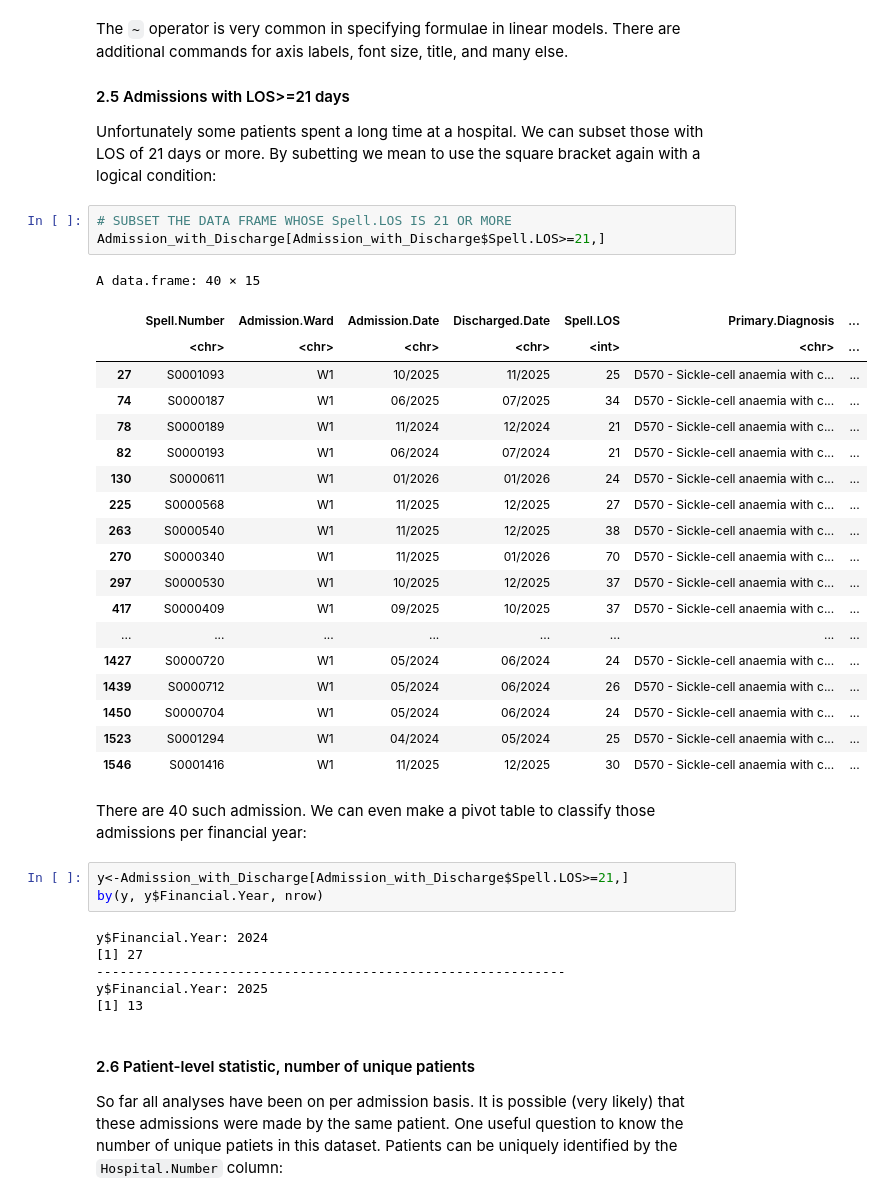
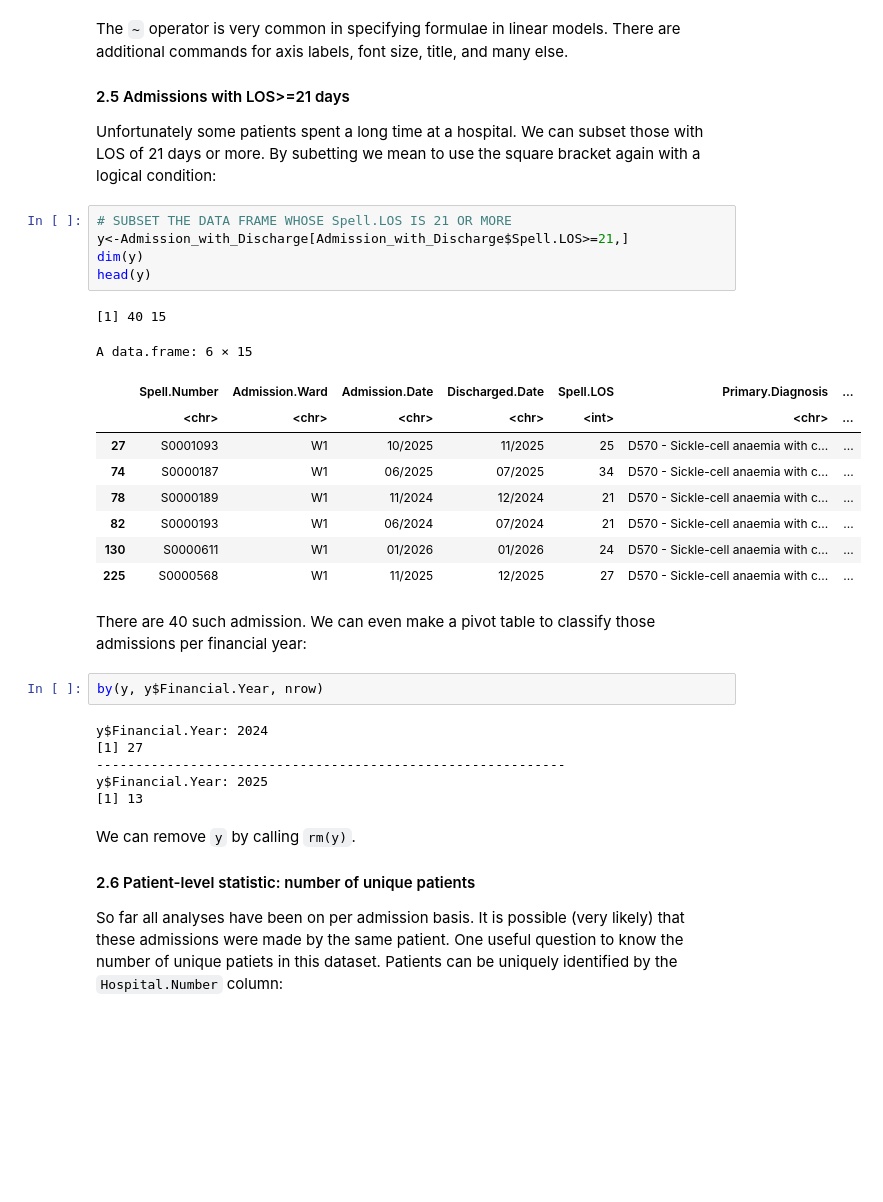
Before and after one commit to tinyuhui/training, a Jupyter notebook: worked_example.ipynb, the cells around one changed output. Saved outputs shown, nothing was run; the diff lists cells and outputs as text; blank space fills up the shorter version.

```diff
--- a/worked_example.ipynb
+++ b/worked_example.ipynb
@@ -279,31 +279,23 @@ The <code>~</code> operator is very common in specifying formulae in linear mode
 Unfortunately some patients spent a long time at a hospital. We can subset those with LOS of 21 days or more. By subetting we mean to use the square bracket again with a logical condition:
 # %%
 # SUBSET THE DATA FRAME WHOSE Spell.LOS IS 21 OR MORE
-Admission_with_Discharge[Admission_with_Discharge$Spell.LOS>=21,]
+y<-Admission_with_Discharge[Admission_with_Discharge$Spell.LOS>=21,]
+dim(y)
+head(y)
 # %% [output]
-A data.frame: 40 × 15
+[1] 40 15
+A data.frame: 6 × 15
 |  | Spell.Number | Admission.Ward | Admission.Date | Discharged.Date | Spell.LOS | Primary.Diagnosis | ... |
 |  | <chr> | <chr> | <chr> | <chr> | <int> | <chr> | ... |
 | 27 | S0001093 | W1 | 10/2025 | 11/2025 | 25 | D570 - Sickle-cell anaemia with c... | ... |
 | 74 | S0000187 | W1 | 06/2025 | 07/2025 | 34 | D570 - Sickle-cell anaemia with c... | ... |
 | 78 | S0000189 | W1 | 11/2024 | 12/2024 | 21 | D570 - Sickle-cell anaemia with c... | ... |
 | 82 | S0000193 | W1 | 06/2024 | 07/2024 | 21 | D570 - Sickle-cell anaemia with c... | ... |
 | 130 | S0000611 | W1 | 01/2026 | 01/2026 | 24 | D570 - Sickle-cell anaemia with c... | ... |
 | 225 | S0000568 | W1 | 11/2025 | 12/2025 | 27 | D570 - Sickle-cell anaemia with c... | ... |
-| 263 | S0000540 | W1 | 11/2025 | 12/2025 | 38 | D570 - Sickle-cell anaemia with c... | ... |
-| 270 | S0000340 | W1 | 11/2025 | 01/2026 | 70 | D570 - Sickle-cell anaemia with c... | ... |
-| 297 | S0000530 | W1 | 10/2025 | 12/2025 | 37 | D570 - Sickle-cell anaemia with c... | ... |
-| 417 | S0000409 | W1 | 09/2025 | 10/2025 | 37 | D570 - Sickle-cell anaemia with c... | ... |
-| ... | ... | ... | ... | ... | ... | ... | ... |
-| 1427 | S0000720 | W1 | 05/2024 | 06/2024 | 24 | D570 - Sickle-cell anaemia with c... | ... |
-| 1439 | S0000712 | W1 | 05/2024 | 06/2024 | 26 | D570 - Sickle-cell anaemia with c... | ... |
-| 1450 | S0000704 | W1 | 05/2024 | 06/2024 | 24 | D570 - Sickle-cell anaemia with c... | ... |
-| 1523 | S0001294 | W1 | 04/2024 | 05/2024 | 25 | D570 - Sickle-cell anaemia with c... | ... |
-| 1546 | S0001416 | W1 | 11/2025 | 12/2025 | 30 | D570 - Sickle-cell anaemia with c... | ... |
 # %% [markdown]
 There are 40 such admission. We can even make a pivot table to classify those admissions per financial year:
 # %%
-y<-Admission_with_Discharge[Admission_with_Discharge$Spell.LOS>=21,]
 by(y, y$Financial.Year, nrow)
 # %% [output]
 y$Financial.Year: 2024
@@ -312,7 +304,9 @@ y$Financial.Year: 2024
 y$Financial.Year: 2025
 [1] 13
 # %% [markdown]
-#### 2.6 Patient-level statistic, number of unique patients
+We can remove <code>y</code> by calling <code>rm(y)</code>.
+
+#### 2.6 Patient-level statistic: number of unique patients
 So far all analyses have been on per admission basis. It is possible (very likely) that these admissions were made by the same patient. One useful question to know the number of unique patiets in this dataset. Patients can be uniquely identified by the <code>Hospital.Number</code> column:
 # %%
 # NUMBER OF UNIQUE PATIENTS
```
Also changed, not shown: parts of 15 cells of this notebook.
